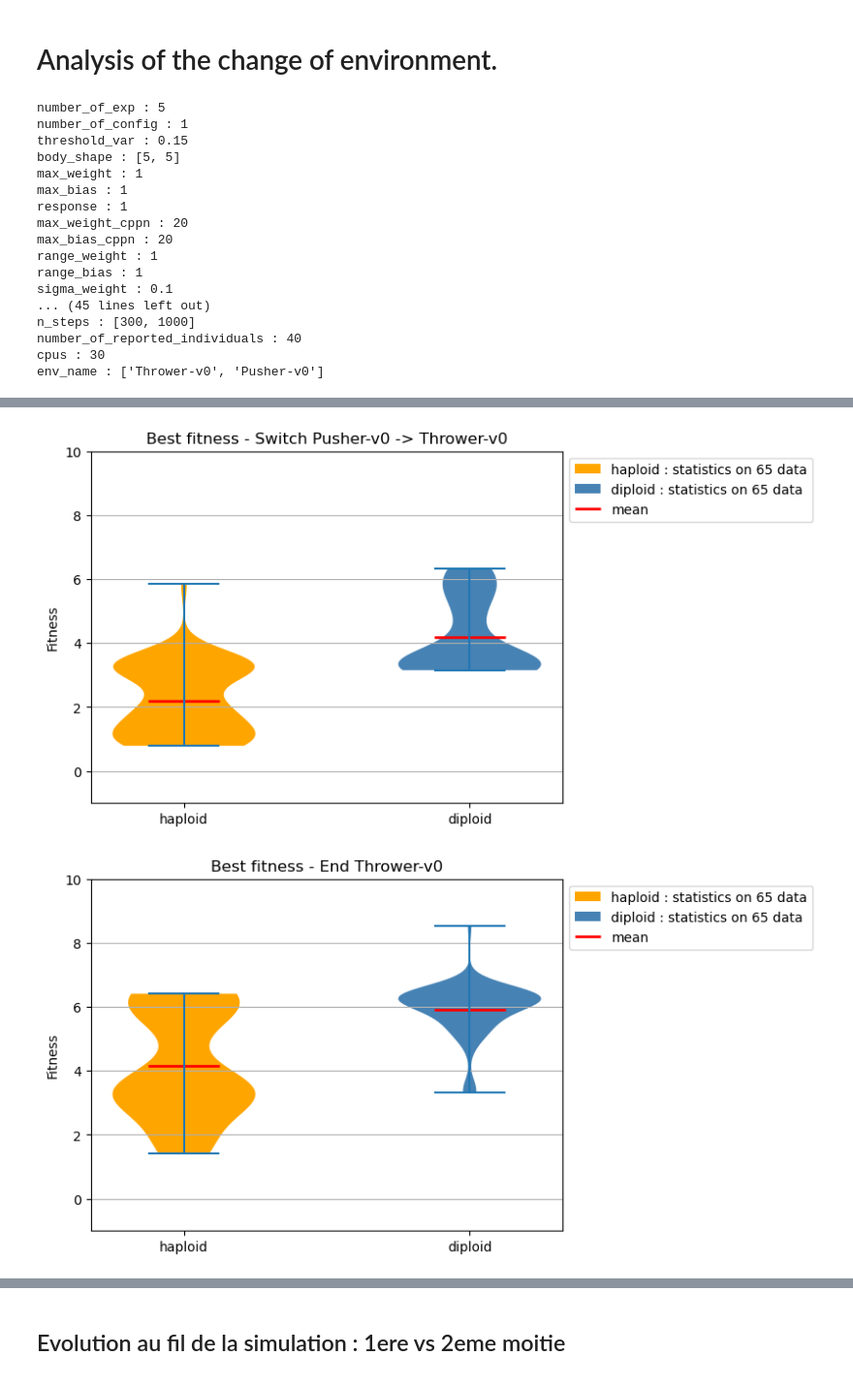
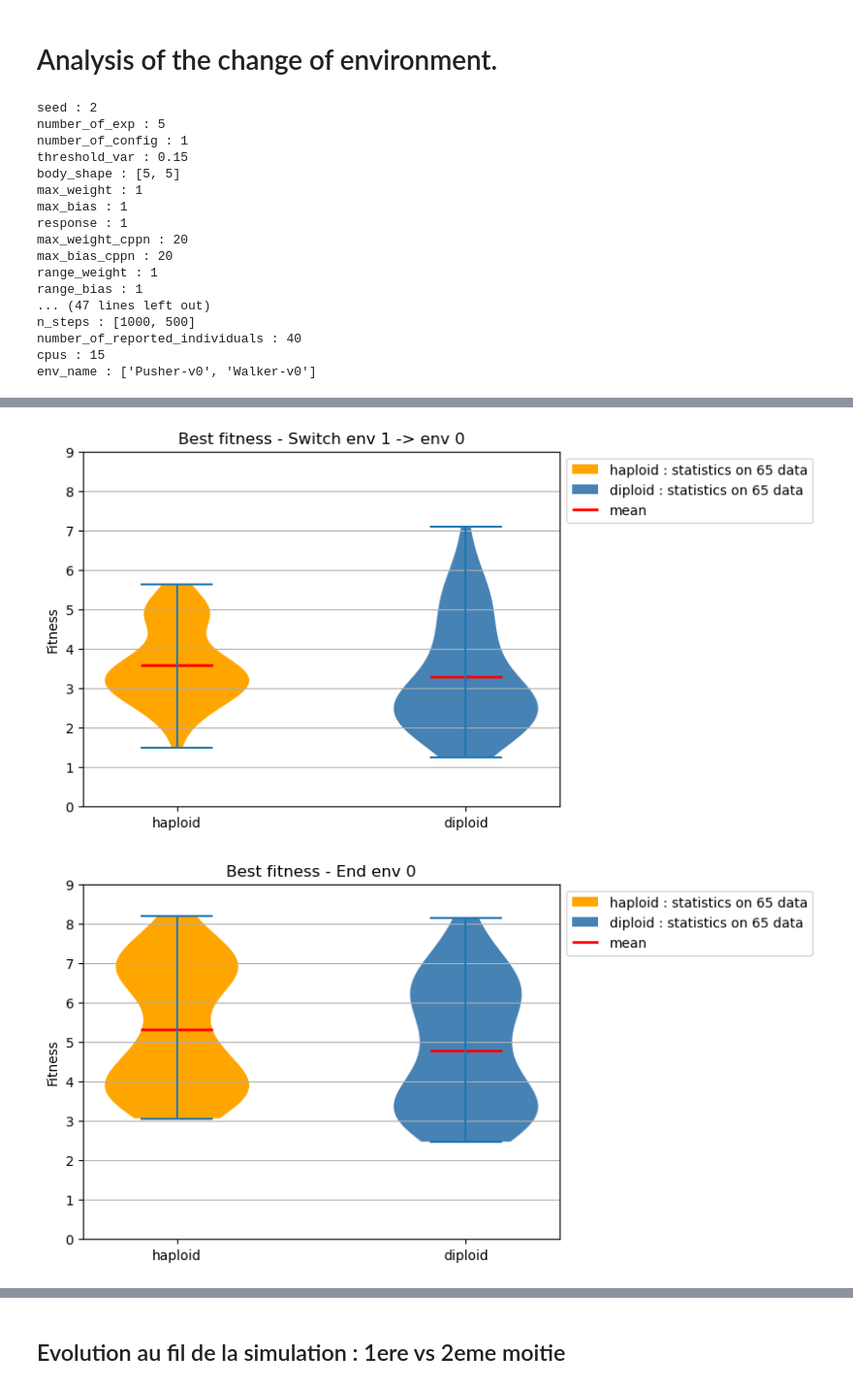
Before and after one commit to matteovacher/sgr-ecs-matteo, a Jupyter notebook: results_analysis/analysis8.ipynb, the cells around one changed output, grey strips where cells are left out. Shown at 97% size. Cells and saved outputs as stored; diff of their text form; code cells hidden in the pictures.

```diff
--- a/results_analysis/analysis8.ipynb
+++ b/results_analysis/analysis8.ipynb
@@ -34,7 +34,8 @@ def transitions(all_gens, switch, kind):
     return res
 # %%
 # to change
-path = 'final21'
+path   = 'paper-dev-pw'   ; label   = 'developmental'
+path_2 = 'paper-chrom-pw' ; label_2 = 'chromosome'
 number = 1
 start_gen = 99         # on ignore les generations avant start_gen (temps de convergence)
 # end of to change
@@ -64,6 +65,7 @@ for key, value in diploid_data_config.items():
 print(result)
 print(diploid_result)
 # %% [output]
+seed : 2
 number_of_exp : 5
 number_of_config : 1
 threshold_var : 0.15
@@ -75,12 +77,11 @@ max_weight_cppn : 20
 max_bias_cppn : 20
 range_weight : 1
 range_bias : 1
-sigma_weight : 0.1
-... (45 lines left out)
-n_steps : [300, 1000]
+... (47 lines left out)
+n_steps : [1000, 500]
 number_of_reported_individuals : 40
-cpus : 30
-env_name : ['Thrower-v0', 'Pusher-v0']
+cpus : 15
+env_name : ['Pusher-v0', 'Walker-v0']
 # %%
 switch = haploid_data_config['switch']
 
@@ -142,7 +143,7 @@ def colore(vp) :
 
 
 kinds = ['start_0to1', 'start_1to0', 'end_env0', 'end_env1']
-titres = ['Switch Thrower-v0 -> Pusher-v0', 'Switch Pusher-v0 -> Thrower-v0', 'End Thrower-v0', 'End Pusher-v0']
+titres = ['Switch env 0 -> env 1', 'Switch env 1 -> env 0', 'End env 0', 'End env 1']
 
 # meme echelle verticale pour toutes les figures, ici et dans les cellules suivantes
 toutes = []
@@ -192,2 +193,2 @@ for kind, titre in zip(kinds, titres) :
-[figure, old version]
+[figure, new version]
-[figure, old version]
+[figure, new version]
```
Also changed, not shown: parts of 5 cells of this notebook.
